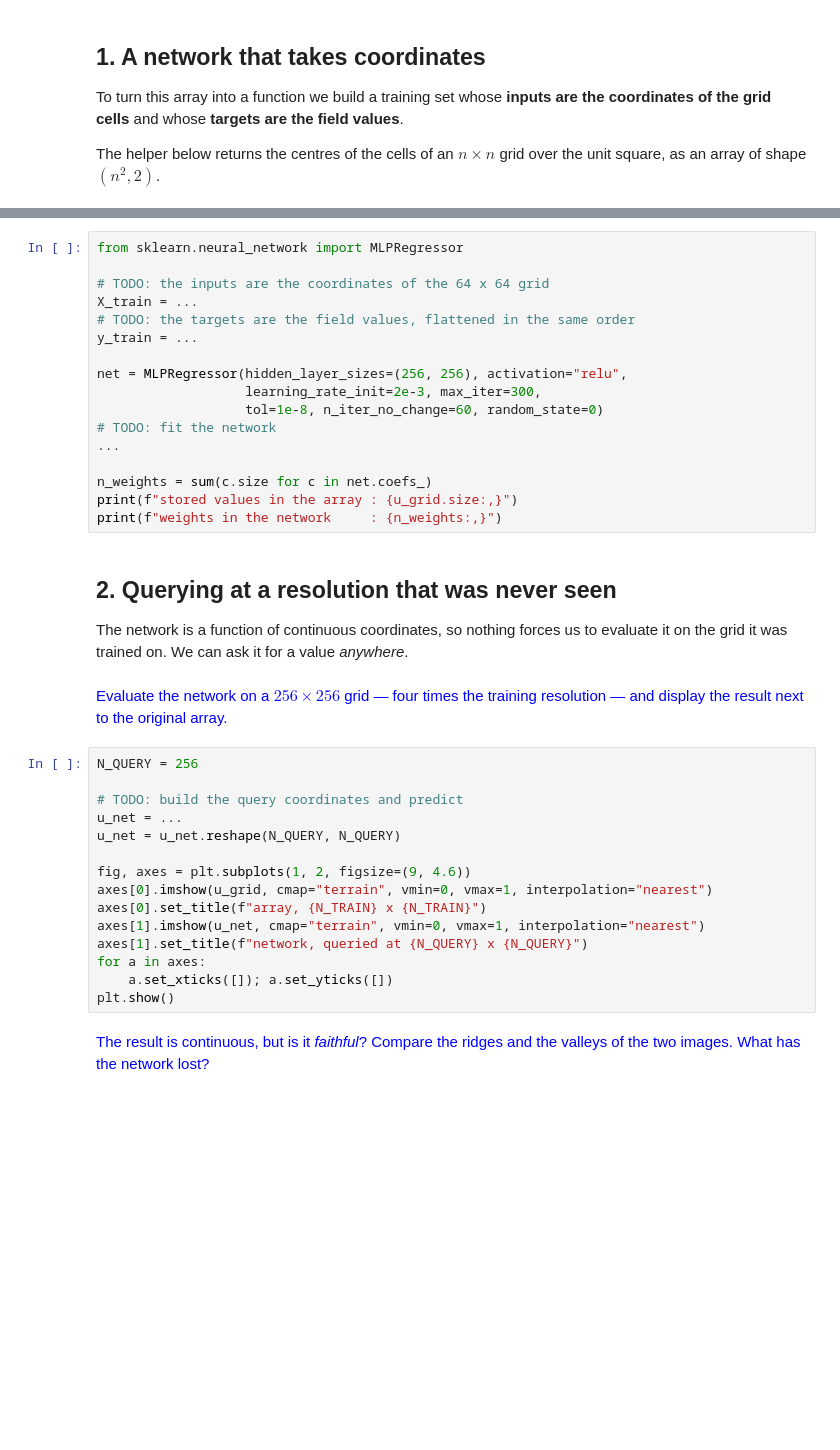
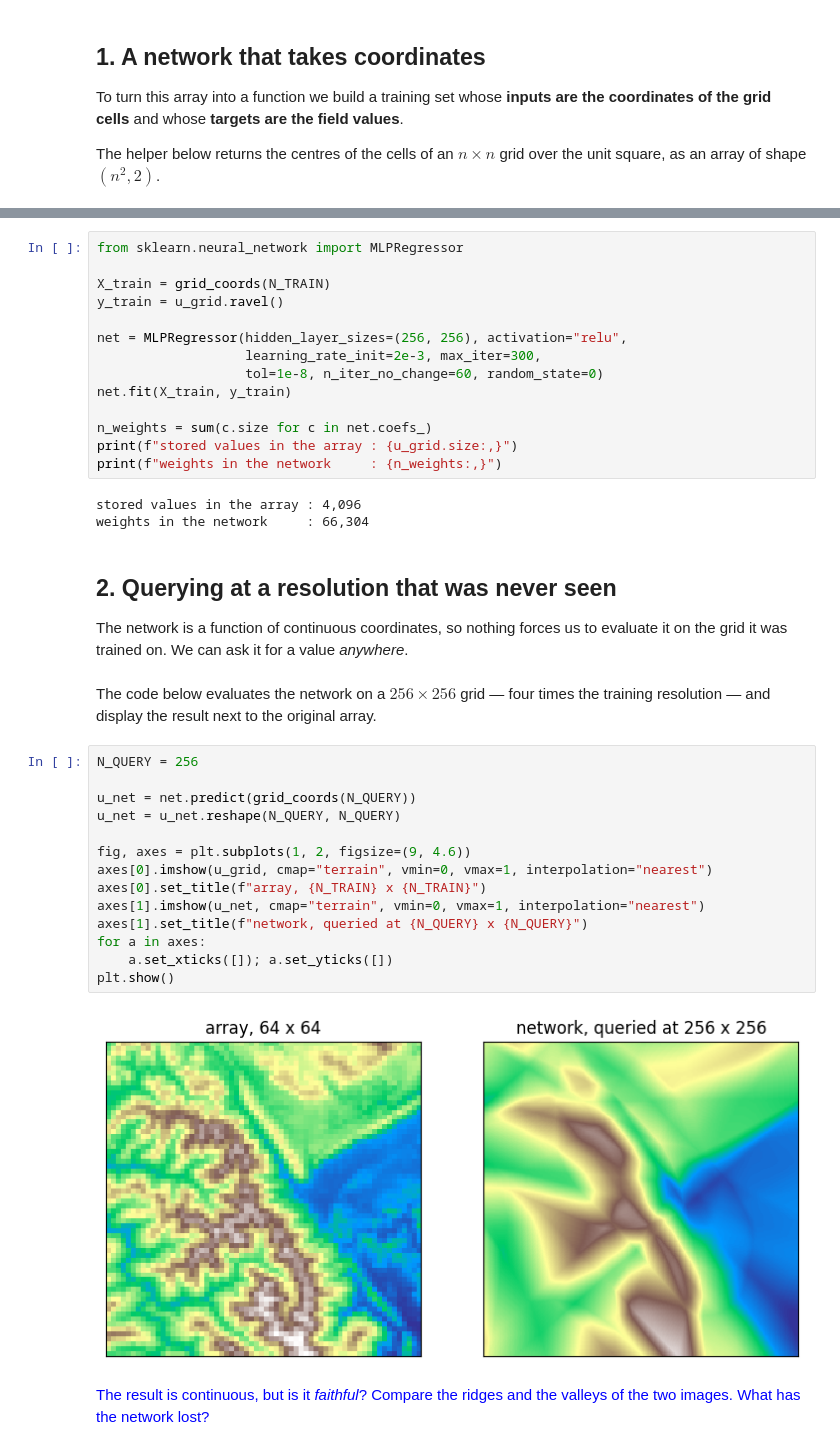
Before and after one commit to smnbrnrd/esitech.ps4.ia, a Jupyter notebook: notebooks/lec6-inr.ipynb, the cells around one changed output, grey strips where cells are left out. Cells and saved outputs as stored; diff of their text form; blank space fills up the shorter version.

```diff
--- a/notebooks/lec6-inr.ipynb
+++ b/notebooks/lec6-inr.ipynb
@@ -69,43 +83,43 @@ the training procedure itself is specific to this new point of view.</span>
 # %%
 from sklearn.neural_network import MLPRegressor
 
-# TODO: the inputs are the coordinates of the 64 x 64 grid
-X_train = ...
-# TODO: the targets are the field values, flattened in the same order
-y_train = ...
+X_train = grid_coords(N_TRAIN)
+y_train = u_grid.ravel()
 
 net = MLPRegressor(hidden_layer_sizes=(256, 256), activation="relu",
                    learning_rate_init=2e-3, max_iter=300,
                    tol=1e-8, n_iter_no_change=60, random_state=0)
-# TODO: fit the network
-...
+net.fit(X_train, y_train)
 
 n_weights = sum(c.size for c in net.coefs_)
 print(f"stored values in the array : {u_grid.size:,}")
 print(f"weights in the network     : {n_weights:,}")
+# %% [output]
+stored values in the array : 4,096
+weights in the network     : 66,304
 # %% [markdown]
 ## 2. Querying at a resolution that was never seen
 
 The network is a function of continuous coordinates, so nothing forces us to evaluate
 it on the grid it was trained on. We can ask it for a value *anywhere*.
 # %% [markdown]
-<span style="color:blue">Evaluate the network on a $256 \times 256$ grid &mdash; four times the
-training resolution &mdash; and display the result next to the original array.</span>
+The code below evaluates the network on a $256 \times 256$ grid &mdash; four times the training resolution &mdash; and display the result next to the original array.
 # %%
 N_QUERY = 256
 
-# TODO: build the query coordinates and predict
-u_net = ...
+u_net = net.predict(grid_coords(N_QUERY))
 u_net = u_net.reshape(N_QUERY, N_QUERY)
 
 fig, axes = plt.subplots(1, 2, figsize=(9, 4.6))
 axes[0].imshow(u_grid, cmap="terrain", vmin=0, vmax=1, interpolation="nearest")
 axes[0].set_title(f"array, {N_TRAIN} x {N_TRAIN}")
 axes[1].imshow(u_net, cmap="terrain", vmin=0, vmax=1, interpolation="nearest")
 axes[1].set_title(f"network, queried at {N_QUERY} x {N_QUERY}")
 for a in axes:
     a.set_xticks([]); a.set_yticks([])
 plt.show()
+# %% [output]
+[figure, added]
 # %% [markdown]
 <span style="color:blue">The result is continuous, but is it <i>faithful</i>? Compare the ridges
 and the valleys of the two images. What has the network lost?</span>
```
Also changed, not shown: parts of 14 cells of this notebook, 3 other files.
